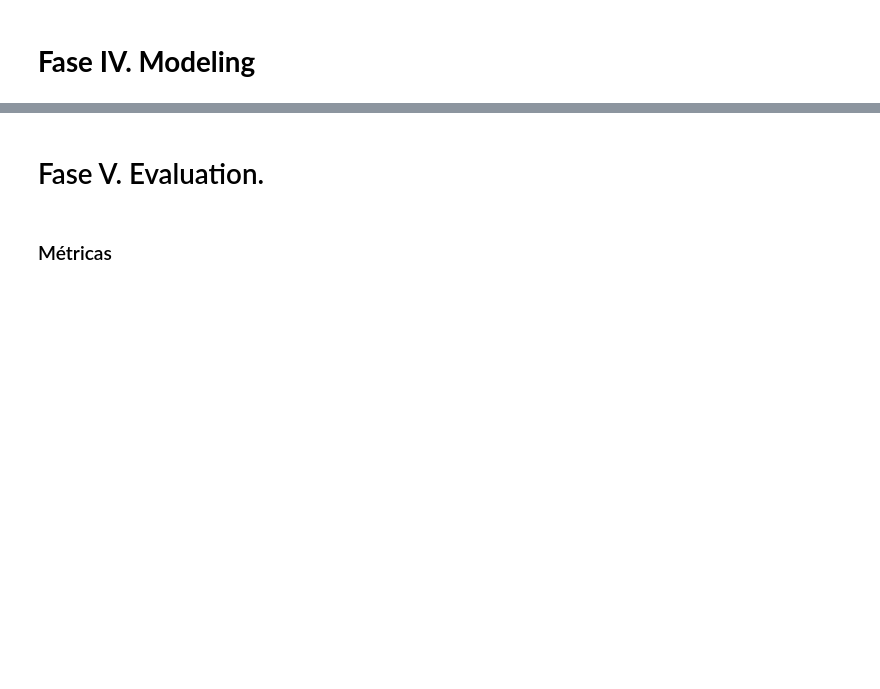
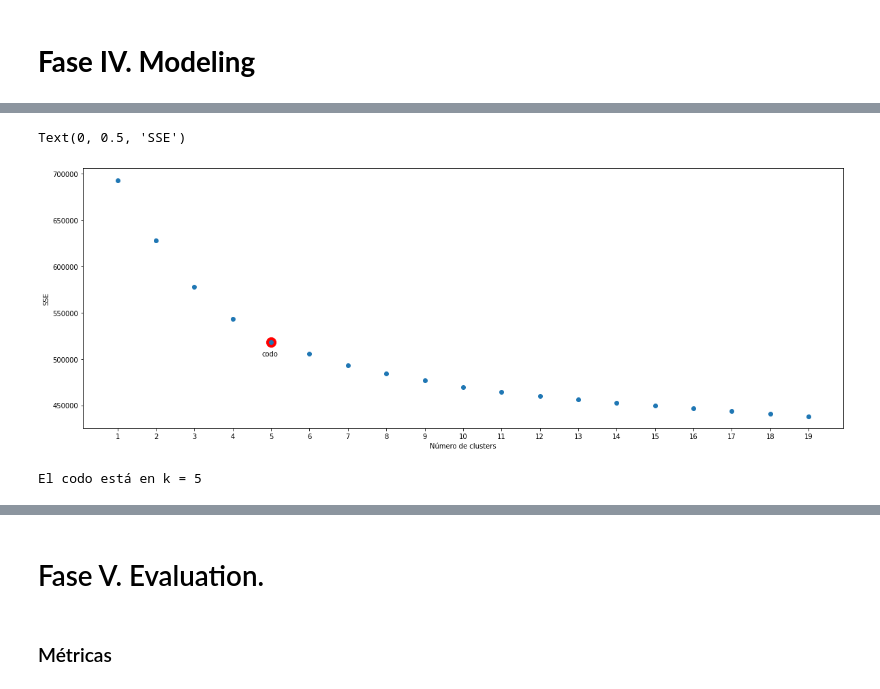
Before and after one commit to Maxibrionest/MachineLearning, a Jupyter notebook: Entrega3/Entrega3.ipynb, the cells around one changed output, grey strips where cells are left out. Cells and saved outputs as stored; diff of their text form; code cells hidden in the pictures; blank space fills up the shorter version.

```diff
--- a/Entrega3/Entrega3.ipynb
+++ b/Entrega3/Entrega3.ipynb
@@ -691,0 +708,3 @@ De lo anterior se observa que
+# %%
+pca_90 = PCA(n_components = 70)
+pca_90.fit(df_3)
@@ -691,0 +713,3 @@ De lo anterior se observa que
+# %%
+pca_99 = PCA(n_components = 175)
+pca_99.fit(df_3)
@@ -691,0 +718,2 @@ De lo anterior se observa que
+# %%
+df_85 = pca_85.transform(df_3)
@@ -693,0 +741,11 @@ De lo anterior se observa que
+# %%
+sse = [] # acá vamos a guardar el puntaje de la función objetivo
+
+for k in range(1, 20):
+  start = time.time()
+  print(k)
+  kkmeans = KMeans(n_clusters=k)
+  kkmeans.fit(df_85)
+  sse.append(kkmeans.inertia_)
+  end = time.time()
+  print(f" Tiempo: {end-start}")
@@ -693,0 +770,21 @@ De lo anterior se observa que
+# %%
+fig, ax = plt.subplots(figsize = (20, 7))
+
+# elección de KneeLocator para el codo en este gráfico
+ax.scatter(5, sse[4], color='red', s=200) # agregamos un punto rojo al plot de tamaño s=200 en el lugar donde se encuentra el codo
+ax.text(4.75, sse[4]-15000, s="codo")       # agregamos un texto abajo para indicar qué representa el punto
+
+# estas lineas son el grafico de SSEvsK
+ax.scatter(range(1, 20), sse)
+ax.set_xticks(range(1, 20))
+ax.set_xlabel("Número de clusters")
+ax.set_ylabel("SSE")
+# %% [output]
+Text(0, 0.5, 'SSE')
+[figure, added]
+# %%
+kl = KneeLocator(range(1, 20), sse, curve="convex", direction="decreasing")
+
+print("El codo está en k =", kl.elbow)
+# %% [output]
+El codo está en k = 5
```
Also changed, not shown: parts of 24 cells of this notebook.
